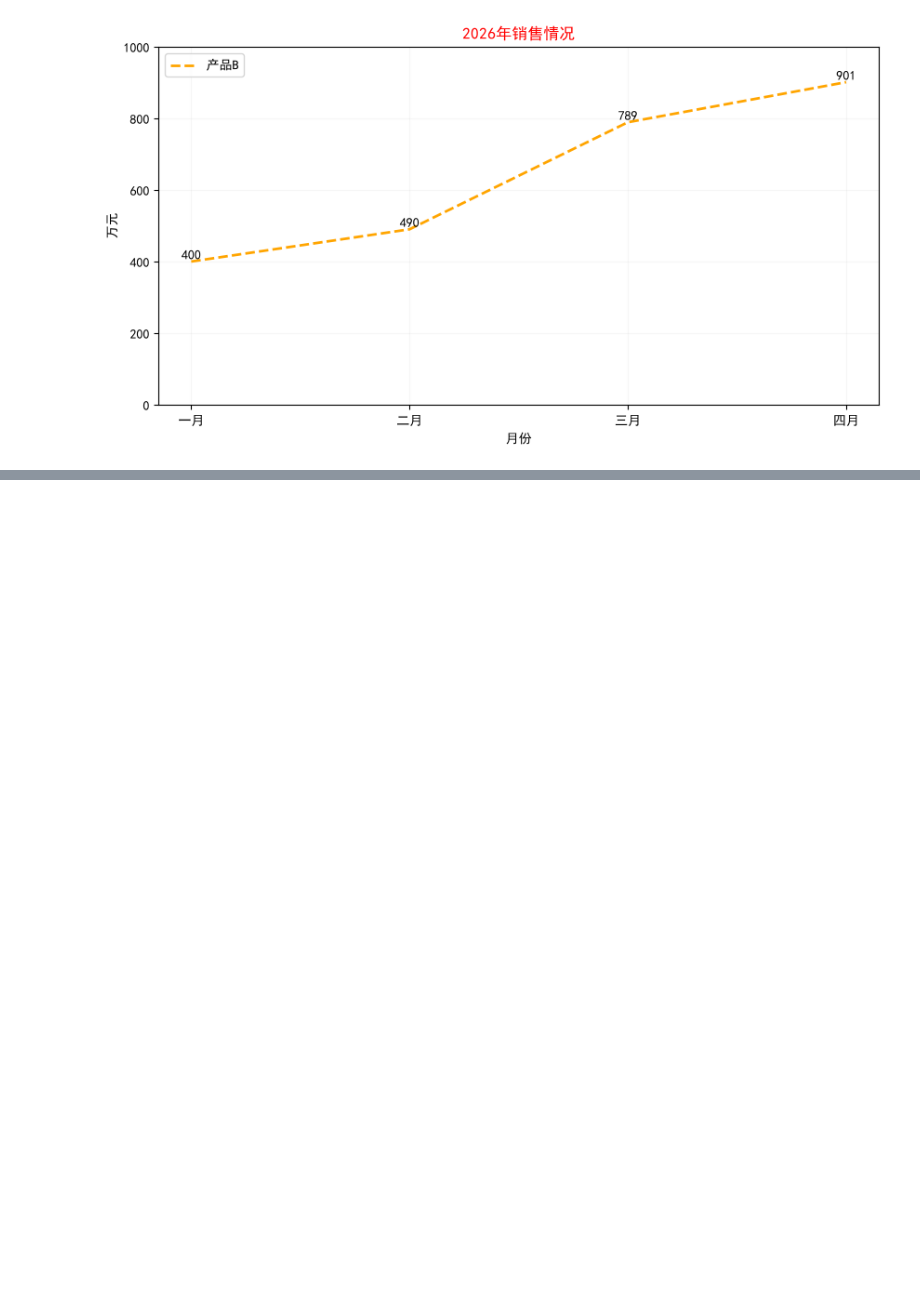
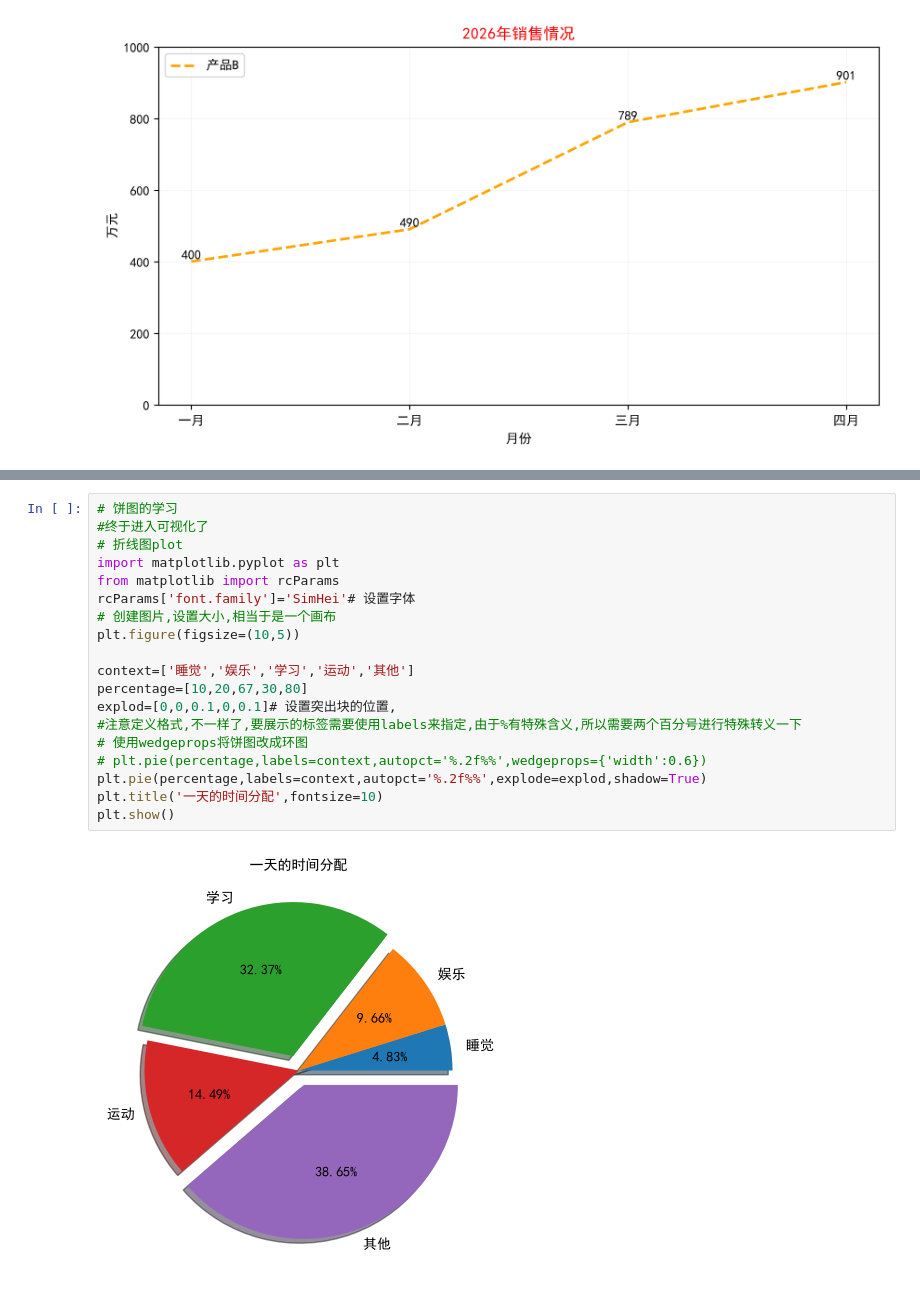
Before and after one commit to superiony/Data-analyse, a Jupyter notebook: day05/test4.ipynb, the cells around one changed output, grey strips where cells are left out. Saved outputs shown, nothing was run; the diff lists cells and outputs as text; blank space fills up the shorter version.

```diff
--- a/day05/test4.ipynb
+++ b/day05/test4.ipynb
@@ -43,0 +95,21 @@ plt.show()
+# %%
+# 饼图的学习
+#终于进入可视化了
+# 折线图plot
+import matplotlib.pyplot as plt
+from matplotlib import rcParams
+rcParams['font.family']='SimHei'# 设置字体
+# 创建图片,设置大小,相当于是一个画布
+plt.figure(figsize=(10,5))
+
+context=['睡觉','娱乐','学习','运动','其他']
+percentage=[10,20,67,30,80]
+explod=[0,0,0.1,0,0.1]# 设置突出块的位置,
+#注意定义格式,不一样了,要展示的标签需要使用labels来指定,由于%有特殊含义,所以需要两个百分号进行特殊转义一下
+# 使用wedgeprops将饼图改成环图
+# plt.pie(percentage,labels=context,autopct='%.2f%%',wedgeprops={'width':0.6})
+plt.pie(percentage,labels=context,autopct='%.2f%%',explode=explod,shadow=True)
+plt.title('一天的时间分配',fontsize=10)
+plt.show()
+# %% [output]
+[figure, added]
```
Also changed, not shown: parts of 6 cells of this notebook.
